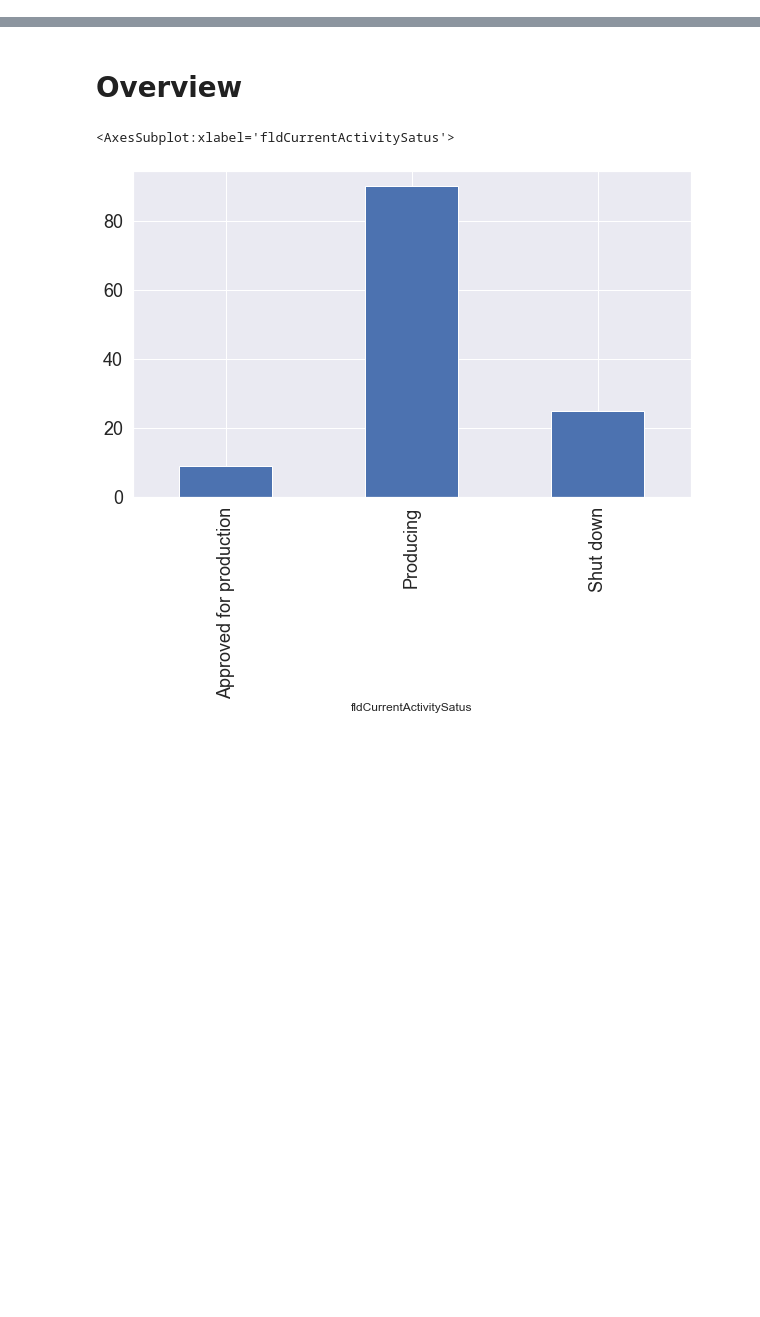
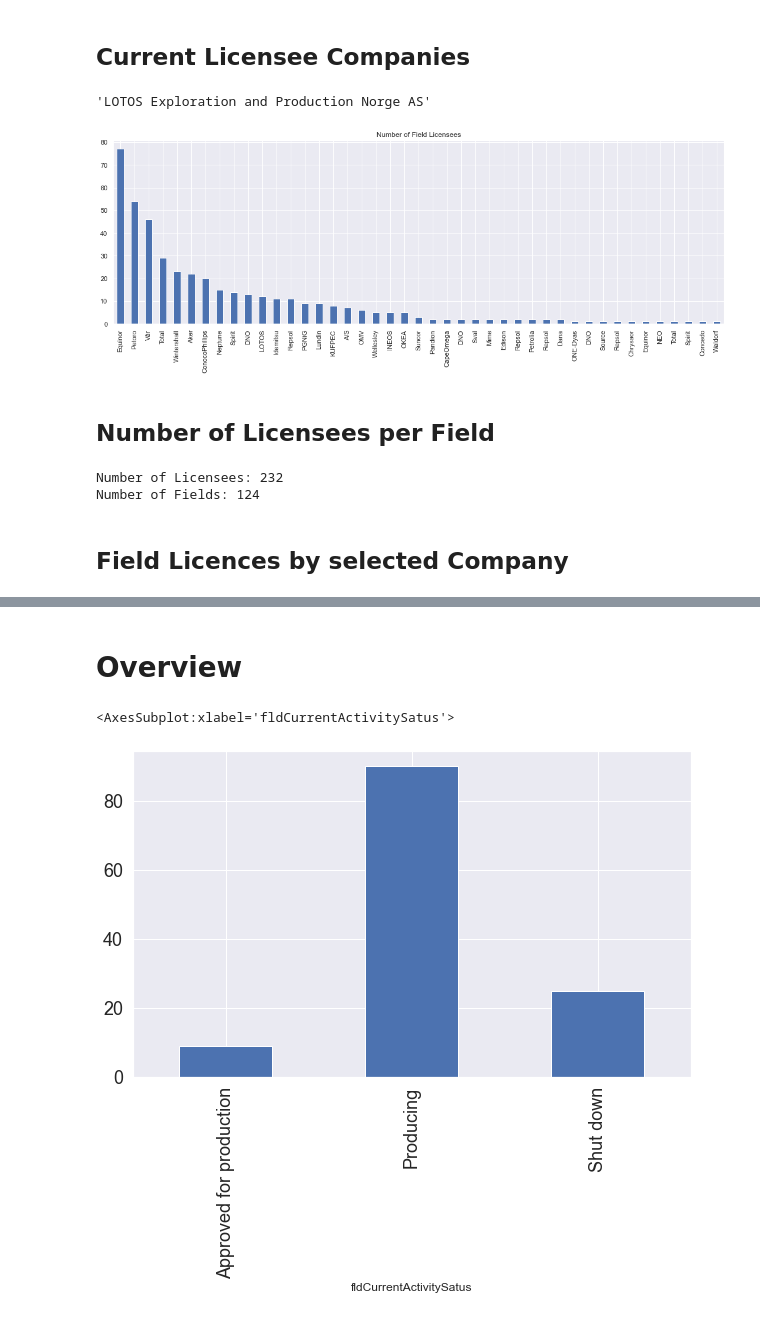
Before and after one commit to ABDunbar/NPD-Fields, a Jupyter notebook: Field.ipynb, the cells around one changed output, grey strips where cells are left out. Cells and saved outputs as stored; diff of their text form; code cells hidden in the pictures; blank space fills up the shorter version.

Commit message:
major reorder - split expl and field

```diff
--- a/Field.ipynb
+++ b/Field.ipynb
@@ -21,0 +29,30 @@ from load import load
+# %% [markdown]
+## Current Licensee Companies
+# %%
+licence_companies = list(enumerate(curr_lic.cmpLongName.unique(), start=1))
+licence_companies[10-1][1]
+# %% [output]
+'LOTOS Exploration and Production Norge AS'
+# %%
+data = curr_lic.cmpLongName.value_counts()
+# Format label strings to only show first word in Company long name
+labels = data.index
+labelf = [f'{label.split()[0]}' for label in labels]
+# %%
+fig, ax = plt.subplots(figsize=(15, 6), tight_layout=True)
+data.plot(kind='bar')
+ax.xaxis.set_ticklabels(labelf)
+plt.xticks(rotation=90); plt.title('Number of Field Licensees')
+plt.show()
+# %% [output]
+[figure, added]
+# %% [markdown]
+## Number of Licensees per Field
+# %%
+print(f"Number of Licensees: {licensees['cmpLongName'].nunique()}")
+print(f"Number of Fields: {licensees['fldName'].nunique()}")
+# %% [output]
+Number of Licensees: 232
+Number of Fields: 124
+# %% [markdown]
+## Field Licences by selected Company
```
Also changed, not shown: parts of 49 cells of this notebook.
